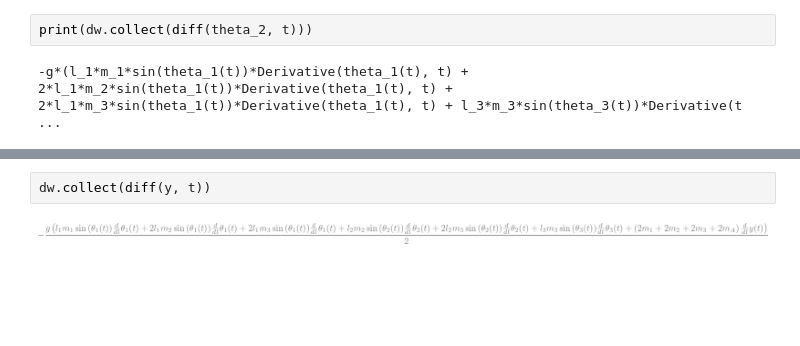
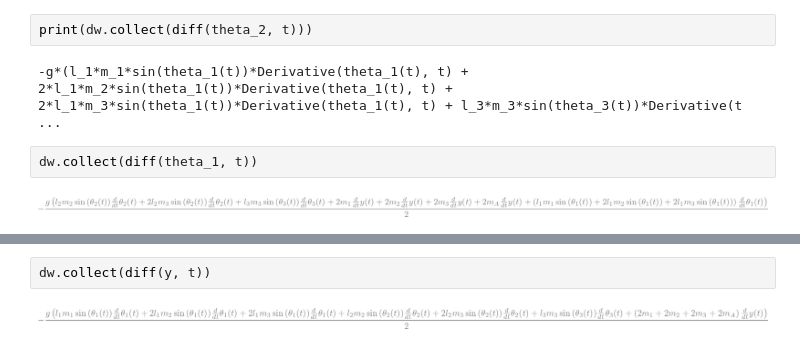
Before and after one commit to yobelabraham/ME469-Group1, a Jupyter notebook: Symbolic Computing/equations.ipynb, the cells around one changed output, grey strips where cells are left out. Saved outputs shown, nothing was run; the diff lists cells and outputs as text; blank space fills up the shorter version.

Commit message:
add applied effort for theta_1

```diff
--- a/Symbolic Computing/equations.ipynb
+++ b/Symbolic Computing/equations.ipynb
@@ -256,3 +256,7 @@ dw.collect(diff(theta_2, t))
 print(dw.collect(diff(theta_2, t)))
 # %% [output]
 -g*(l_1*m_1*sin(theta_1(t))*Derivative(theta_1(t), t) + 2*l_1*m_2*sin(theta_1(t))*Derivative(theta_1(t), t) + 2*l_1*m_3*sin(theta_1(t))*Derivative(theta_1(t), t) + l_3*m_3*sin(theta_3(t))*Derivative(t ...
+# %%
+dw.collect(diff(theta_1, t))
+# %% [output]
+[figure, added]
```
Also changed, not shown: parts of 4 cells of this notebook.
